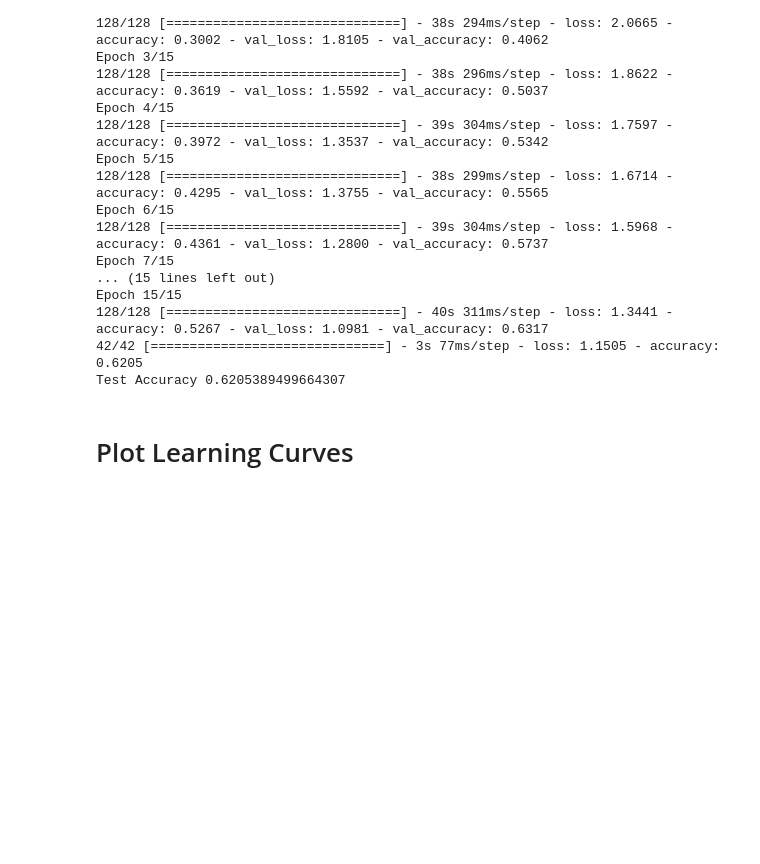
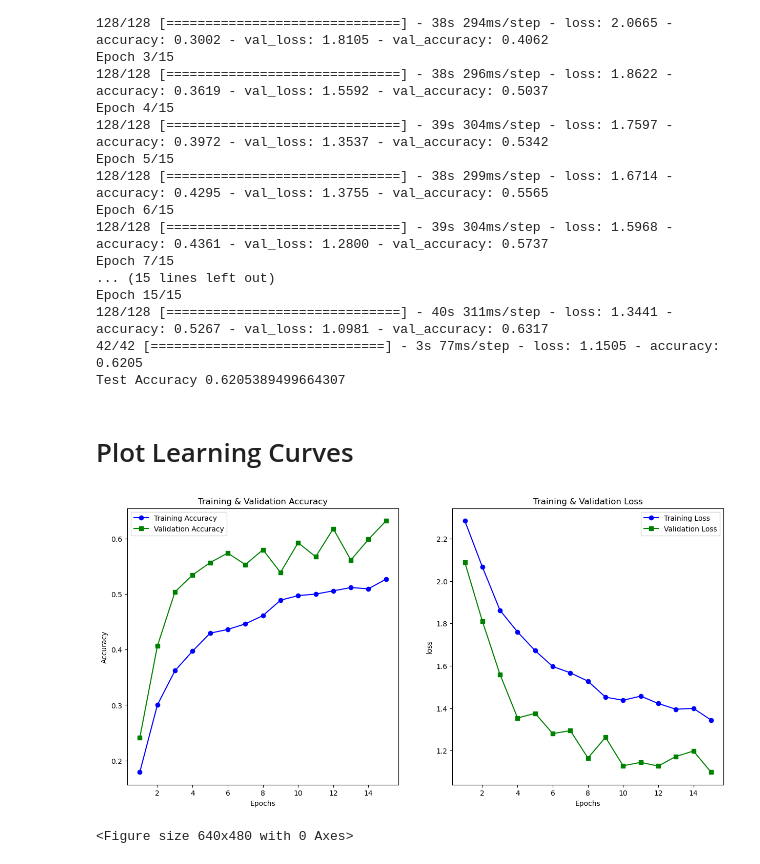
Before and after one commit to MaukanMir/Weather-Image-Classification-Part-Two, a Jupyter notebook: training.ipynb, the cells around one changed output. Drawn from its saved outputs; the diff is of its cells as text; code cells hidden in the pictures; blank space fills up the shorter version.

Commit message:
added learning curves

```diff
--- a/training.ipynb
+++ b/training.ipynb
@@ -116,19 +116,18 @@ def plot_learning_curves(history):
   acc, val_acc = history.history["accuracy"], history.history["val_accuracy"]
   loss, val_loss = history.history["loss"], history.history["val_loss"]
   epochs = range(1, len(acc)+1)
-  plt.figure(figsize=(10, 7))
+  plt.figure(figsize=(15, 7))
   plt.subplot(1,2,1)
-  plt.plot(acc, epochs, "bo-", label="Training Accuracy")
-  plt.plot(val_acc, epochs, "gs-", label="Validation Accuracy")
+  plt.plot(epochs, acc, "bo-", label="Training Accuracy")
+  plt.plot(epochs, val_acc, "gs-", label="Validation Accuracy")
   plt.title("Training & Validation Accuracy")
   plt.xlabel("Epochs")
   plt.ylabel("Accuracy")
   plt.legend()
 
-  plt.figure(figsize=(10, 7))
   plt.subplot(1,2, 2)
-  plt.plot(loss, epochs, "bo-", label="Training Loss")
-  plt.plot(val_loss, epochs, "gs-", label="Validation Loss")
+  plt.plot(epochs, loss, "bo-", label="Training Loss")
+  plt.plot(epochs, val_loss, "gs-", label="Validation Loss")
   plt.title("Training & Validation Loss")
   plt.xlabel("Epochs")
   plt.ylabel("loss")
@@ -267,3 +266,8 @@ Epoch 15/15
 Test Accuracy 0.6205389499664307
 # %% [markdown]
 # Plot Learning Curves
+# %%
+plot_learning_curves(history)
+# %% [output]
+[figure, added]
+<Figure size 640x480 with 0 Axes>
```
